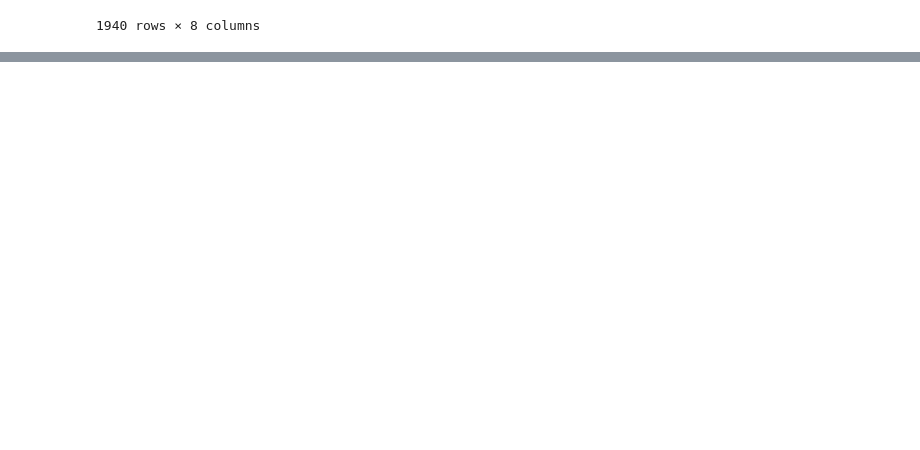
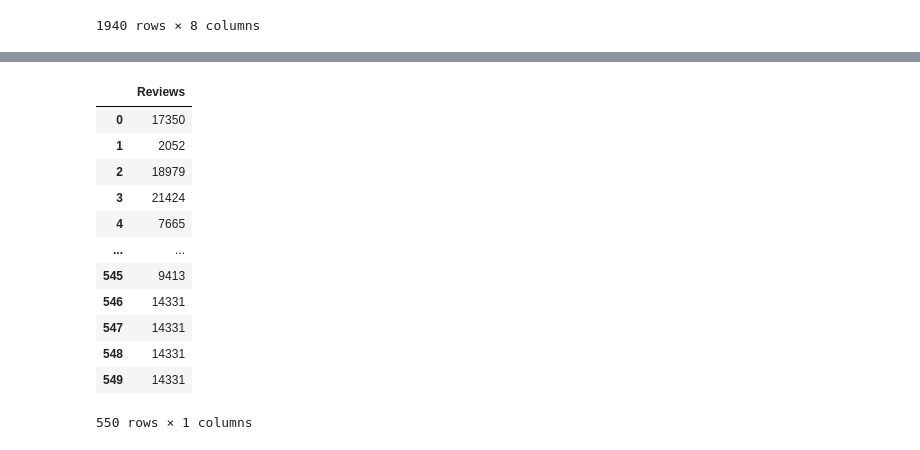
Before and after one commit to espinoleandroo/Python, a Jupyter notebook: curso_manipulacion_y_transformacion/pandas/Cargando archivos.ipynb, the cells around one changed output, grey strips where cells are left out. Saved outputs shown, nothing was run; the diff lists cells and outputs as text; code cells hidden in the pictures; blank space fills up the shorter version.

```diff
--- a/curso_manipulacion_y_transformacion/pandas/Cargando archivos.ipynb
+++ b/curso_manipulacion_y_transformacion/pandas/Cargando archivos.ipynb
@@ -40,0 +105,16 @@ pd.read_json("../data/datasets/hpcharactersdataraw.json")
+# %%
+df_books.loc[:, ['Reviews']]
+# %% [output]
+|  | Reviews |
+| 0 | 17350 |
+| 1 | 2052 |
+| 2 | 18979 |
+| 3 | 21424 |
+| 4 | 7665 |
+| ... | ... |
+| 545 | 9413 |
+| 546 | 14331 |
+| 547 | 14331 |
+| 548 | 14331 |
+| 549 | 14331 |
+550 rows × 1 columns
```
Also changed, not shown: parts of 10 cells of this notebook.
